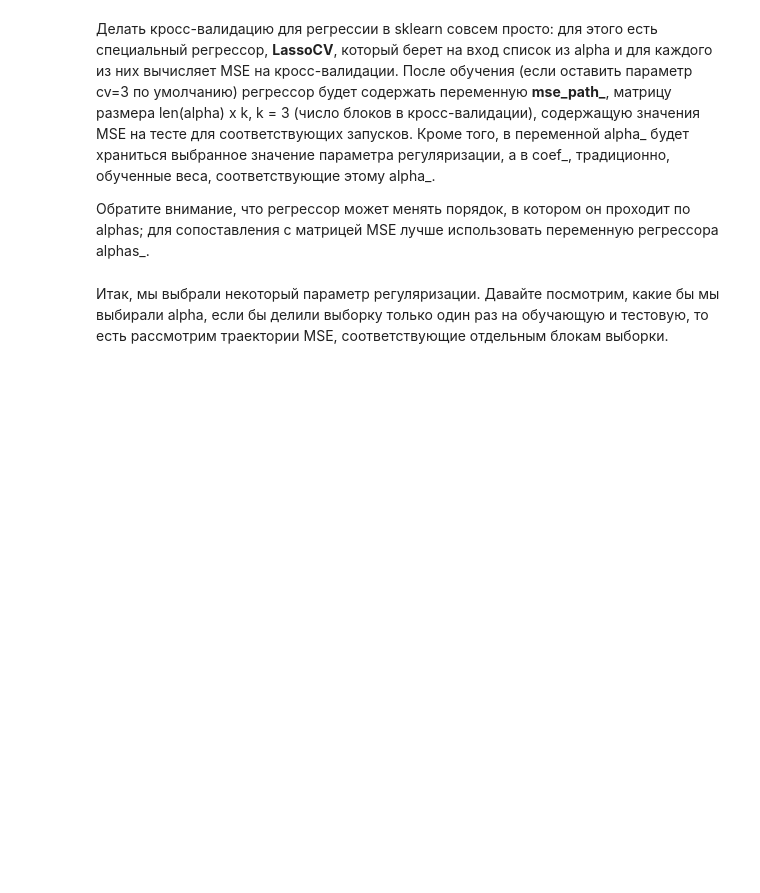
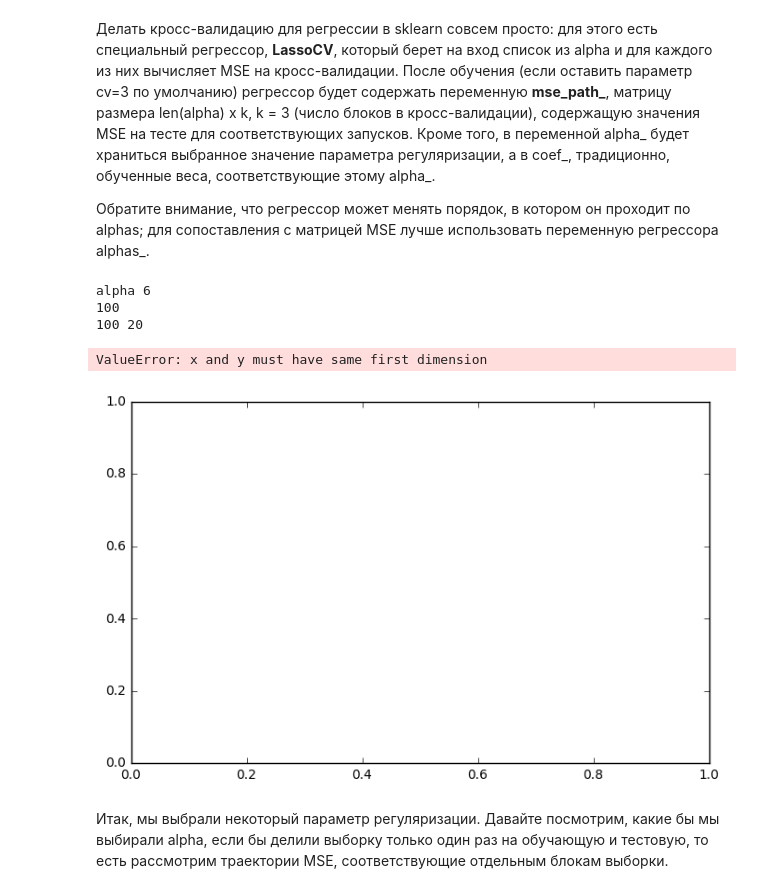
Before and after one commit to lunaplush/courseraJUPy, a Jupyter notebook: OverfittingTask.ipynb, the cells around one changed output. Drawn from its saved outputs; the diff is of its cells as text; code cells hidden in the pictures; blank space fills up the shorter version.

```diff
--- a/OverfittingTask.ipynb
+++ b/OverfittingTask.ipynb
@@ -307,7 +289,8 @@ for i in range(an):
 # %%
-lr_RidgeA = Ridge()
+
 for i in range(an):
-    lr_RidgeA.fit(X,y,alphas[i])
+    lr_RidgeA = Ridge(alpha = alphas[i])
+    lr_RidgeA.fit(X,y)
     coefs_ridge[i] = lr_RidgeA.coef_
 print(list(enumerate(coefs_ridge)))
 # %% [output]
@@ -375,9 +375,27 @@ from sklearn.linear_model import LassoCV
 # %%
 # Код 3.2 (1 балл)
 # Обучите регрессор LassoCV на всех параметрах регуляризации из alpha
 # Постройте график _усредненного_ по строкам MSE в зависимости от alpha.
 # Выведите выбранное alpha, а также пары "признак-коэффициент" для обученного вектора коэффициентов
 alphas = np.arange(1, 100, 5)
+lr_LaasoCV = LassoCV(alphas = alphas)
+lr_LaasoCV.fit(X,y)
+print("alpha", lr_LaasoCV.alpha_)
+plt.figure(figsize=(8, 5))
+print( lr_LassoCV.mse_path_.shape[0])
+mse = [np.mean(x) for x in lr_LassoCV.mse_path_]
+print(np.size(mse),np.size(alphas))
+plt.plot(alphas, mse, label='mse', color=np.random.rand(3))
+plt.legend(loc="upper right", bbox_to_anchor=(1.4, 0.95))
+plt.xlabel(  "alpha")
+plt.ylabel("mse")
+plt.title("LassoCV")
+# %% [output]
+alpha 6
+100
+100 20
+ValueError: x and y must have same first dimension
+[figure, added]
 # %% [markdown]
 Итак, мы выбрали некоторый параметр регуляризации. Давайте посмотрим, какие бы мы выбирали alpha, если бы делили выборку только один раз на обучающую и тестовую, то есть рассмотрим траектории MSE, соответствующие отдельным блокам выборки.
 # %%
```
Also changed, not shown: parts of 10 cells of this notebook.
